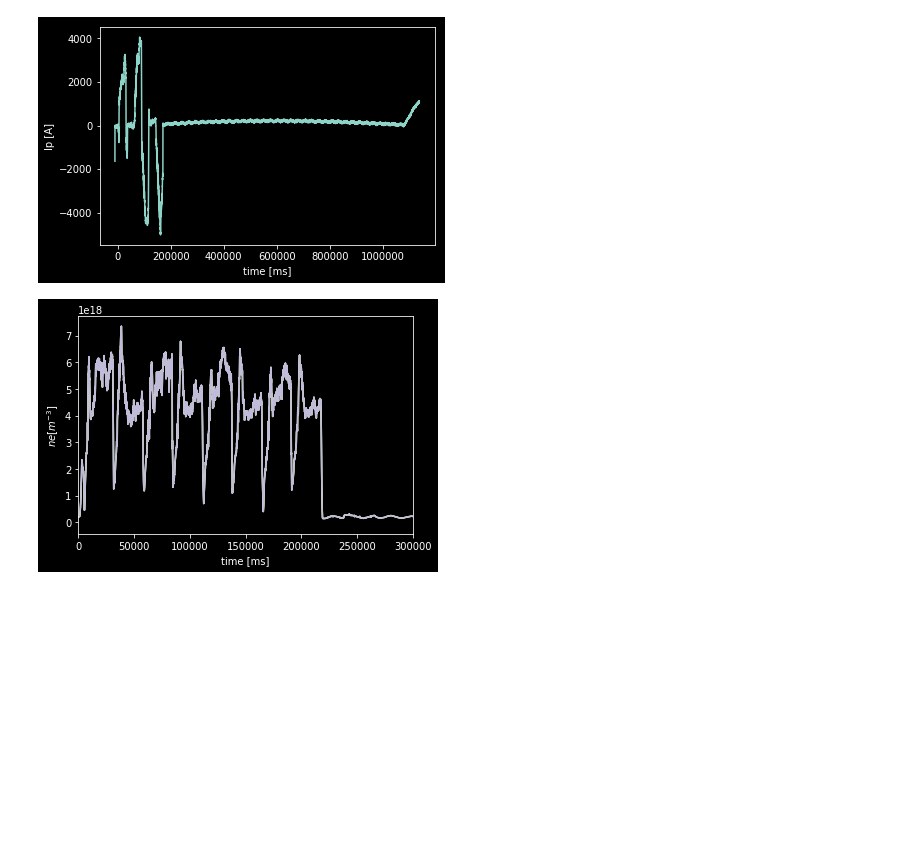
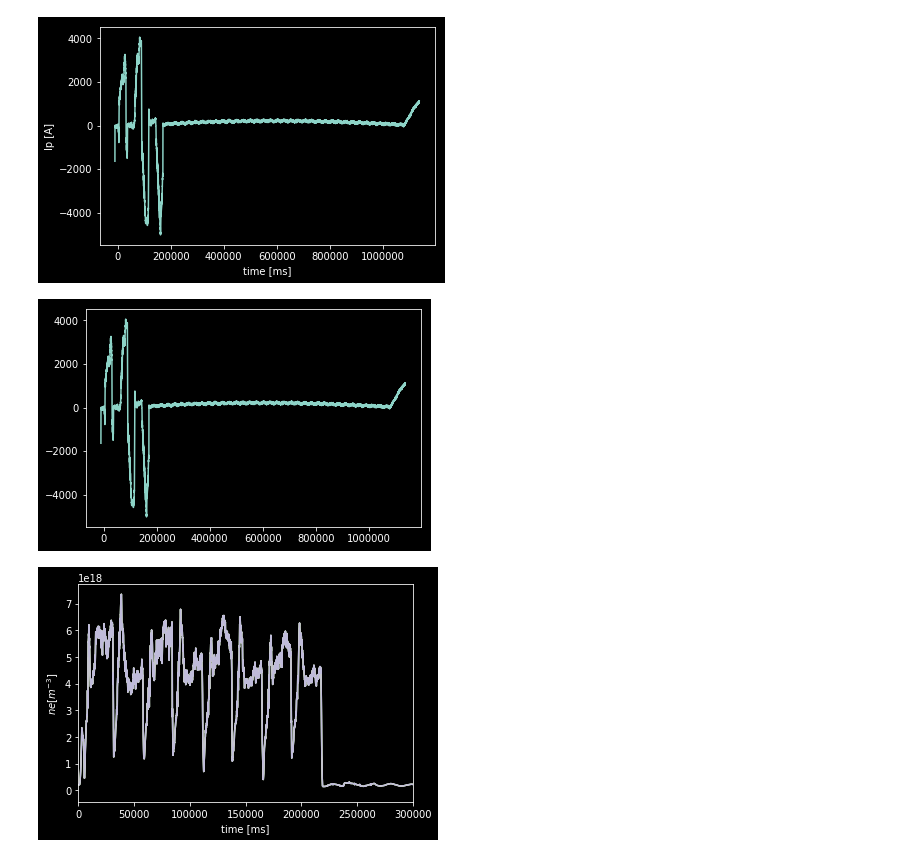
Before and after one commit to guimarais/ipc, a Jupyter notebook: 6 - Accessing ISTTOK data.ipynb, the cells around one changed output. Cells and saved outputs as stored; diff of their text form; code cells hidden in the pictures; blank space fills up the shorter version.

```diff
--- a/6 - Accessing ISTTOK data.ipynb
+++ b/6 - Accessing ISTTOK data.ipynb
@@ -28,3 +32,10 @@ plt.show()
+# %%
+a = np.loadtxt('ip.dat')
+# %%
+plt.plot(a[:,0],a[:,1])
+plt.show()
+# %% [output]
+[figure, added]
 # %%
 shotnr = 37600
 ne_channelID='POST.PROCESSED.DENSITY'; # Unique Identifier for plasma current
```
Also changed, not shown: parts of 2 cells of this notebook.
